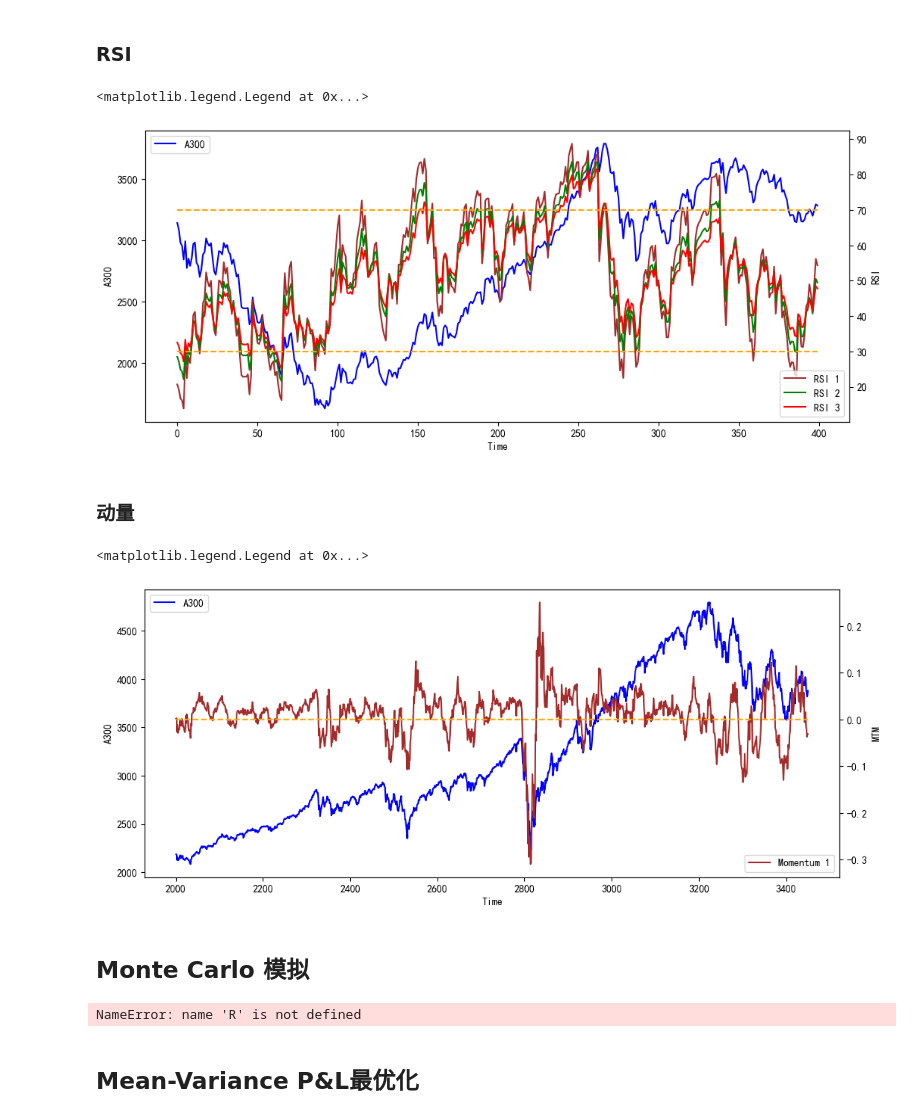
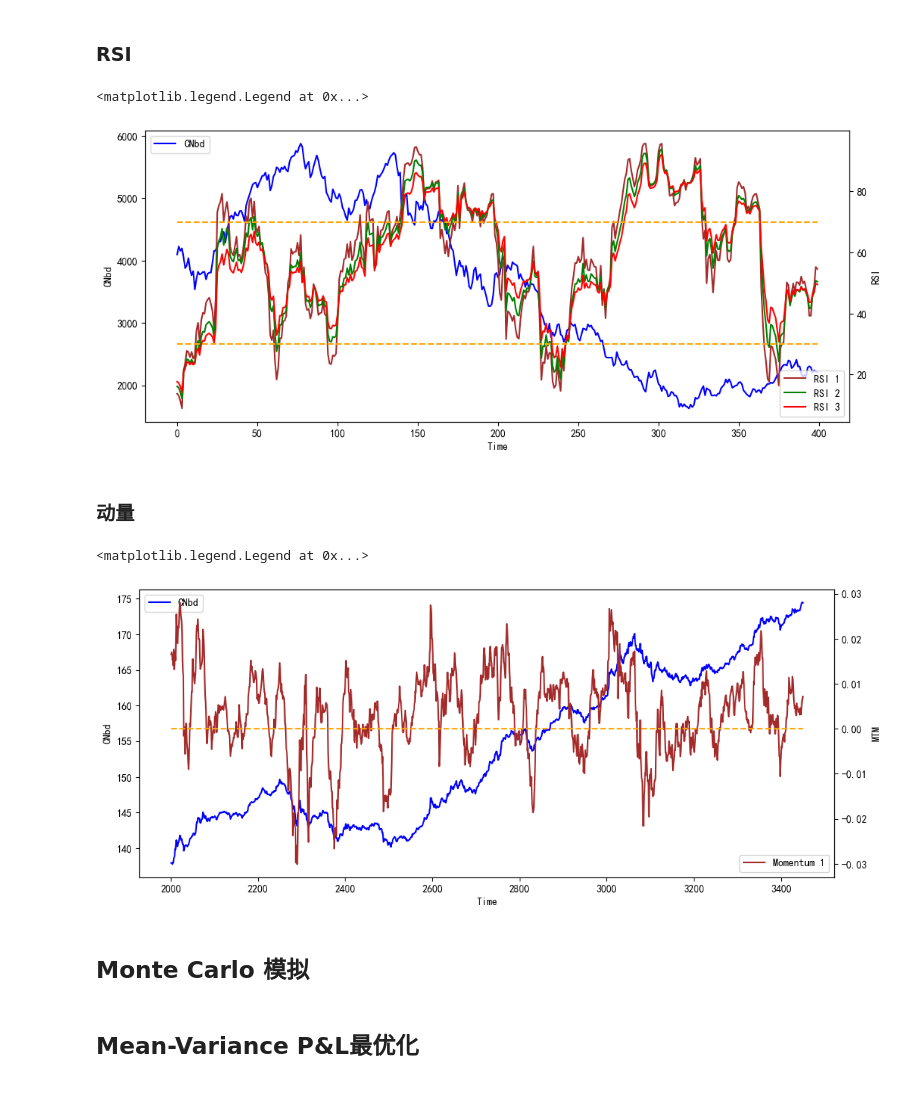
Before and after one commit to dishangti/Entropy-Pooling, a Jupyter notebook: EP.ipynb, the cells around one changed output. Saved outputs shown, nothing was run; the diff lists cells and outputs as text; code cells hidden in the pictures.

```diff
--- a/EP.ipynb
+++ b/EP.ipynb
@@ -80,3 +54,12 @@ for name, index in indices.items():
             index.loc[i,'涨跌幅%'] = index.loc[i,'涨跌'] / index.loc[i-1,'收盘价'] * 100
         else:
             index.loc[i,'涨跌幅%'] = (index['收盘价'][i] - index['收盘价'][i-1]) / index.loc[i-1,'收盘价'] * 100
+    index.fillna(0,inplace=True)
+
+SPX_VIX = indices['SPX_VIX']
+del indices['SPX_VIX']
+names.pop()
+
+CN10y = indices['CN10y']
+del indices['CN10y']
+names.pop()
@@ -110,7 +95,7 @@ display(pnls)
 fig = plt.figure(figsize=(12, 6))
 i = 1
 for name, index in indices.items():
-    ax = plt.subplot(2, 3, i)
+    ax = plt.subplot(2, 4, i)
     ax.set_title(name)
     plt.tight_layout()
     plt.hist(np.array(index['涨跌幅%']), bins=80)
@@ -168,7 +172,7 @@ for i in range(pnls.shape[1]):
 fig = plt.figure(figsize=(12, 6))
 i = 0
 for name, index in indices.items():
-    ax = plt.subplot(2, 3, i + 1)
+    ax = plt.subplot(2, 4, i + 1)
     ax.set_title(name)
     plt.tight_layout()
     pnl = np.array(index['涨跌幅%'])
@@ -544,29 +549,32 @@ def RSI(price, price_move, period = 12):
         rsi = np.append(rsi, _avg_gain/(_avg_gain + _avg_loss) * 100)
     return rsi
 # %%
-R1 =  RSI(prices[0], price_moves[0], period = 10)
-R2 =  RSI(prices[0], price_moves[0], period = 15)
-R3 =  RSI(prices[0], price_moves[0], period = 20)
+ptf_typ = 5
+ptf_name = names[ptf_typ]
+
+R1 =  RSI(prices[-1], price_moves[ptf_typ], period = 10)
+R2 =  RSI(prices[-1], price_moves[ptf_typ], period = 15)
+R3 =  RSI(prices[-1], price_moves[ptf_typ], period = 20)
 # %%
 fig = plt.figure(figsize = (12,5))
 begin = 100
 end = 500
 ax = fig.add_subplot(111)
 ax.set_xlabel('Time')
-ax.set_ylabel('A300')
-ax.plot(np.arange(prices[0][begin:end].shape[0]), prices[0][begin:end],color = 'blue', label = 'A300')
+ax.set_ylabel(ptf_name)
+ax.plot(np.arange(prices[0][begin:end].shape[0]), prices[0][begin:end],color = 'blue', label = ptf_name)
 ax2 = ax.twinx()
 ax2.set_ylabel('RSI')
 ax2.plot(np.arange(R1[begin:end].shape[0]), R1[begin:end], color = 'brown', label = 'RSI 1')
 ax2.plot(np.arange(R2[begin:end].shape[0]), R2[begin:end], color = 'green', label = 'RSI 2')
 ax2.plot(np.arange(R3[begin:end].shape[0]), R3[begin:end], color = 'red', label = 'RSI 3')
-ax2.plot(np.arange(prices[0][begin:end].shape[0]), [70] * prices[0][begin:end].shape[0], '--', color = 'orange')
-ax2.plot(np.arange(prices[0][begin:end].shape[0]), [30] * prices[0][begin:end].shape[0], '--', color = 'orange')
+ax2.plot(np.arange(prices[0][begin:end].shape[0]), [70] * prices[ptf_typ][begin:end].shape[0], '--', color = 'orange')
+ax2.plot(np.arange(prices[0][begin:end].shape[0]), [30] * prices[ptf_typ][begin:end].shape[0], '--', color = 'orange')
 ax.legend(loc = 'upper left')
 ax2.legend(loc = 'lower right')
 # %% [output]
 <matplotlib.legend.Legend at 0x...>
-[figure, old version]
+[figure, new version]
 # %% [markdown]
 ### 动量
 # %%
@@ -581,17 +589,17 @@ begin = 2001
 end = 3451
 ax = fig.add_subplot(111)
 ax.set_xlabel('Time')
-ax.set_ylabel('A300')
-ax.plot(np.arange(begin, end), prices[2][begin:end],color = 'blue', label = 'A300')
+ax.set_ylabel(ptf_name)
+ax.plot(np.arange(begin, end), prices[ptf_typ][begin:end],color = 'blue', label = ptf_name)
 ax2 = ax.twinx()
 ax2.set_ylabel('MTM')
-ax2.plot(np.arange(begin, end), mtm1[2][begin:end], color = 'brown', label = 'Momentum 1')
+ax2.plot(np.arange(begin, end), mtm1[ptf_typ][begin:end], color = 'brown', label = 'Momentum 1')
 ax2.plot(np.arange(begin, end), [0] * (end - begin), '--', color = 'orange')
 ax.legend(loc = 'upper left')
 ax2.legend(loc = 'lower right')
 # %% [output]
 <matplotlib.legend.Legend at 0x...>
-[figure, old version]
+[figure, new version]
 # %% [markdown]
 ## Monte Carlo 模拟
 # %%
@@ -601,7 +609,7 @@ all_choice = np.arange(R.shape[0])
 sim_series = []
 end_time = 1028
 for i in range(sim_times):
-    now_price = np.array([1,1,1,1,1],dtype=np.float64)
+    now_price = np.array([1,1,1,1,1,1,1],dtype=np.float64)
     sim = []
     for t in range(1, end_time):
         scene = np.random.choice(all_choice, p = p.ravel())
@@ -611,8 +619,6 @@ for i in range(sim_times):
     sim = np.array(sim).T
     sim_series.append(sim)
 sim_series = np.array(sim_series)
-# %% [output]
-NameError: name 'R' is not defined
 # %%
 win = 0
 fail = 0
```
Also changed, not shown: parts of 55 cells of this notebook, 3 other files.
